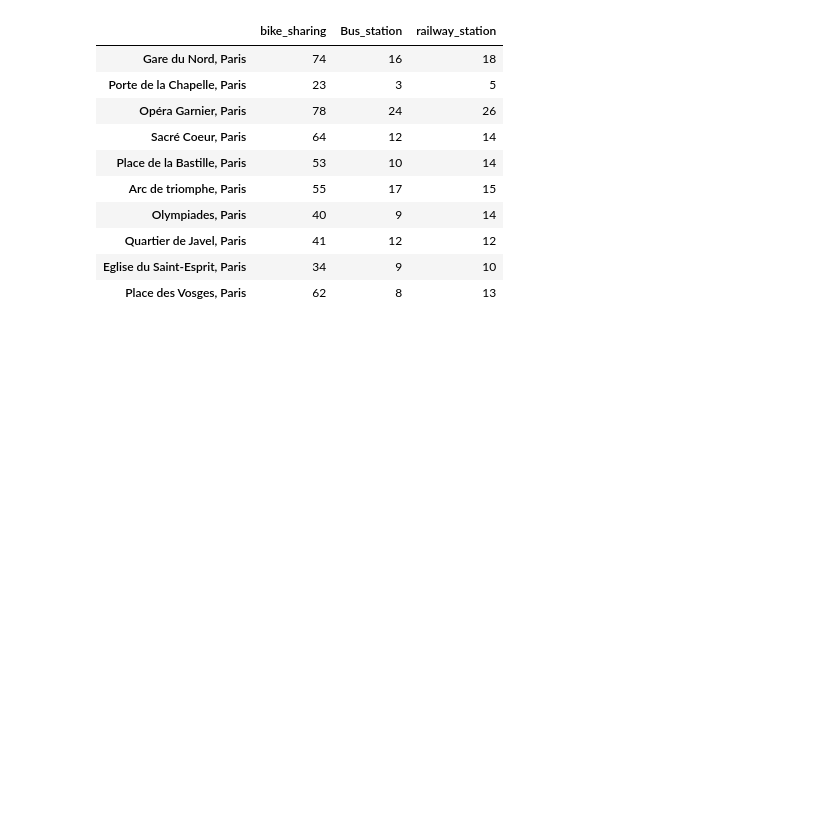
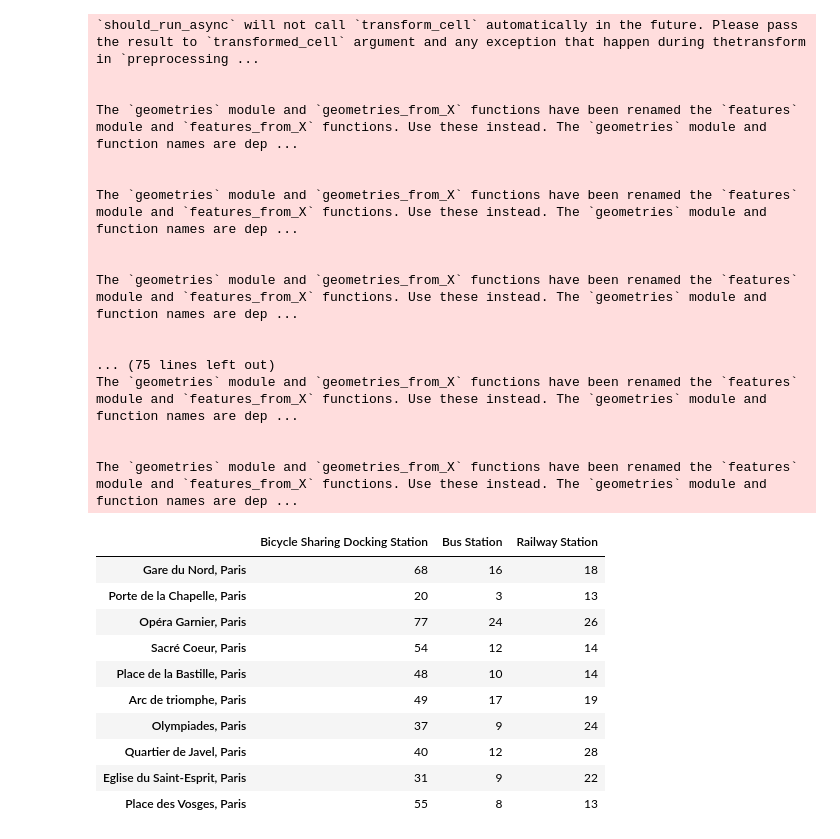
Before and after one commit to yubocai-poly/BATO-MOUTCHE-Extension, a Jupyter notebook: transportation/basic_stats.ipynb, the cells around one changed output. Drawn from its saved outputs; the diff is of its cells as text; code cells hidden in the pictures; blank space fills up the shorter version.

```diff
--- a/transportation/basic_stats.ipynb
+++ b/transportation/basic_stats.ipynb
@@ -44,44 +54,67 @@ def count_transport_stations(coords, tags_information, radius=1000):
             except Exception as e:
                 # 如果出现错误，记录错误信息
                 print(f"Error with tag {key} at location {place}: {e}")
                 data[key].append('Error')
 
     # 将数据转换为 Pandas DataFrame
     return pd.DataFrame(data, index=coords.keys())
 
 # 定义标签信息
+# tags_information = {
+#     'Number of Bicycle Sharing': {'amenity': 'bicycle_rental'},
+#     'Bus Station Number': {"highway": "bus_stop"},
+#     'railway_station': {'railway': ["station", "halt", "tram_stop"]},
+# }
+
 tags_information = {
-    'bike_sharing': {'amenity': 'bicycle_rental'},
-    'Bus_station': {'public_transport': 'station'},
-    'railway_station': {'railway': 'station'},
+    'Bicycle Sharing Docking Station': {"bicycle_rental": "docking_station"},
+    'Bus Station': {'public_transport': 'station'},
+    'Railway Station': {'railway': ["station", "halt", "tram_stop"]},
 }
 
 # 定义坐标信息
 coords = {
  'Gare du Nord, Paris': (48.881399, 2.357438),
  'Porte de la Chapelle, Paris': (48.8977035, 2.3594563),
  'Opéra Garnier, Paris': (48.87202885000001, 2.331785061251358),
  'Sacré Coeur, Paris': (48.88680575, 2.3430153448835087),
  'Place de la Bastille, Paris': (48.8534157, 2.3696321),
  'Arc de triomphe, Paris': (48.8737791, 2.295037226037673),
  'Olympiades, Paris': (48.8270448, 2.3664175),
  'Quartier de Javel, Paris': (48.8392472, 2.279050277443888),
  'Eglise du Saint-Esprit, Paris': (48.8382111, 2.397625542131148),
  'Place des Vosges, Paris': (48.85559575, 2.3655334556312413)
 }
 
 # 执行函数并打印结果
 stations_count_df = count_transport_stations(coords, tags_information)
 stations_count_df
 # %% [output]
+`should_run_async` will not call `transform_cell` automatically in the future. Please pass the result to `transformed_cell` argument and any exception that happen during thetransform in `preprocessing ...
+
+
+The `geometries` module and `geometries_from_X` functions have been renamed the `features` module and `features_from_X` functions. Use these instead. The `geometries` module and function names are dep ...
+
+
+The `geometries` module and `geometries_from_X` functions have been renamed the `features` module and `features_from_X` functions. Use these instead. The `geometries` module and function names are dep ...
+
+
+The `geometries` module and `geometries_from_X` functions have been renamed the `features` module and `features_from_X` functions. Use these instead. The `geometries` module and function names are dep ...
+
+
+... (75 lines left out)
+The `geometries` module and `geometries_from_X` functions have been renamed the `features` module and `features_from_X` functions. Use these instead. The `geometries` module and function names are dep ...
+
+
+The `geometries` module and `geometries_from_X` functions have been renamed the `features` module and `features_from_X` functions. Use these instead. The `geometries` module and function names are dep ...
-|  | bike_sharing | Bus_station | railway_station |
-| Gare du Nord, Paris | 74 | 16 | 18 |
-| Porte de la Chapelle, Paris | 23 | 3 | 5 |
-| Opéra Garnier, Paris | 78 | 24 | 26 |
-| Sacré Coeur, Paris | 64 | 12 | 14 |
-| Place de la Bastille, Paris | 53 | 10 | 14 |
-| Arc de triomphe, Paris | 55 | 17 | 15 |
-| Olympiades, Paris | 40 | 9 | 14 |
-| Quartier de Javel, Paris | 41 | 12 | 12 |
-| Eglise du Saint-Esprit, Paris | 34 | 9 | 10 |
-| Place des Vosges, Paris | 62 | 8 | 13 |
+|  | Bicycle Sharing Docking Station | Bus Station | Railway Station |
+| Gare du Nord, Paris | 68 | 16 | 18 |
+| Porte de la Chapelle, Paris | 20 | 3 | 13 |
+| Opéra Garnier, Paris | 77 | 24 | 26 |
+| Sacré Coeur, Paris | 54 | 12 | 14 |
+| Place de la Bastille, Paris | 48 | 10 | 14 |
+| Arc de triomphe, Paris | 49 | 17 | 19 |
+| Olympiades, Paris | 37 | 9 | 24 |
+| Quartier de Javel, Paris | 40 | 12 | 28 |
+| Eglise du Saint-Esprit, Paris | 31 | 9 | 22 |
+| Place des Vosges, Paris | 55 | 8 | 13 |
```
Also changed, not shown: parts of 2 cells of this notebook, 41 other files.
